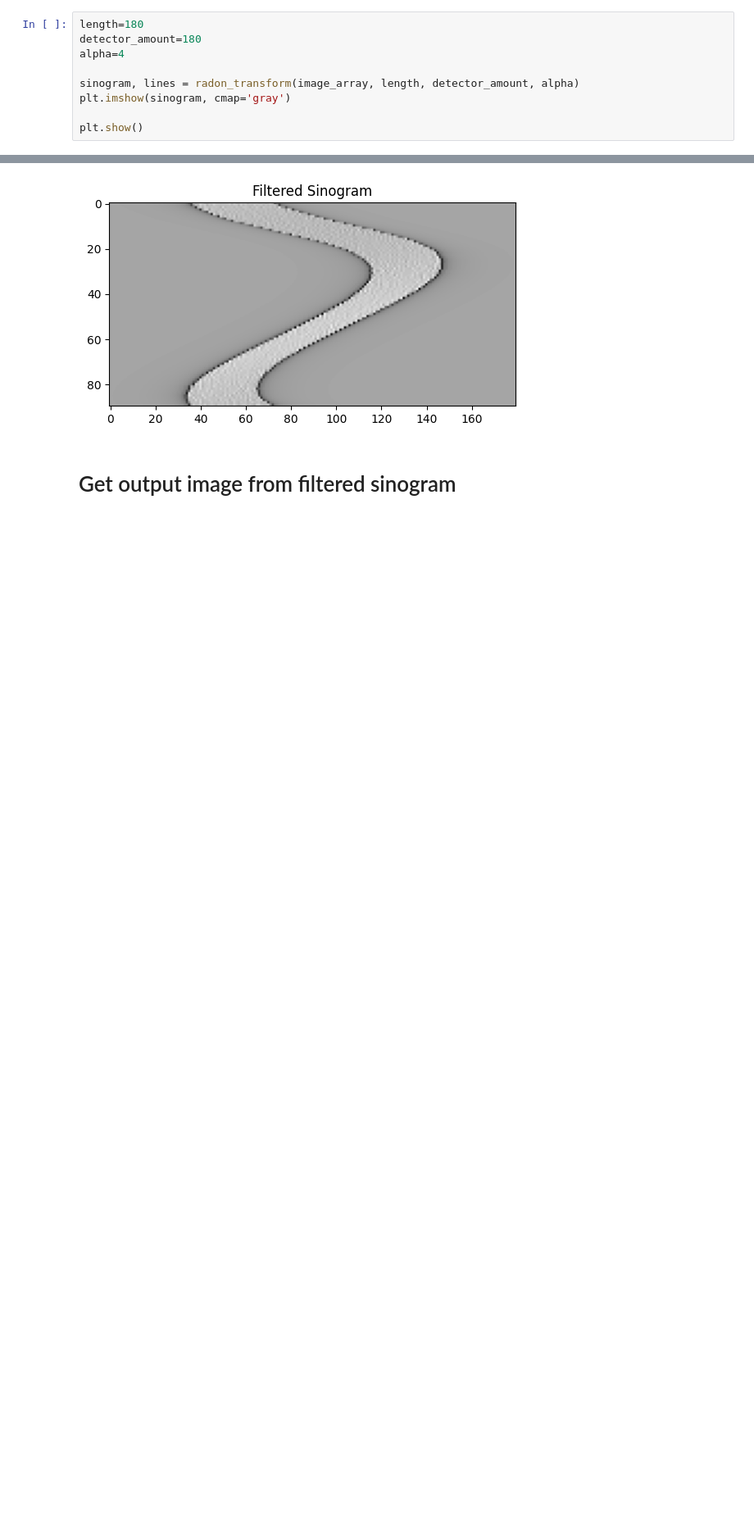
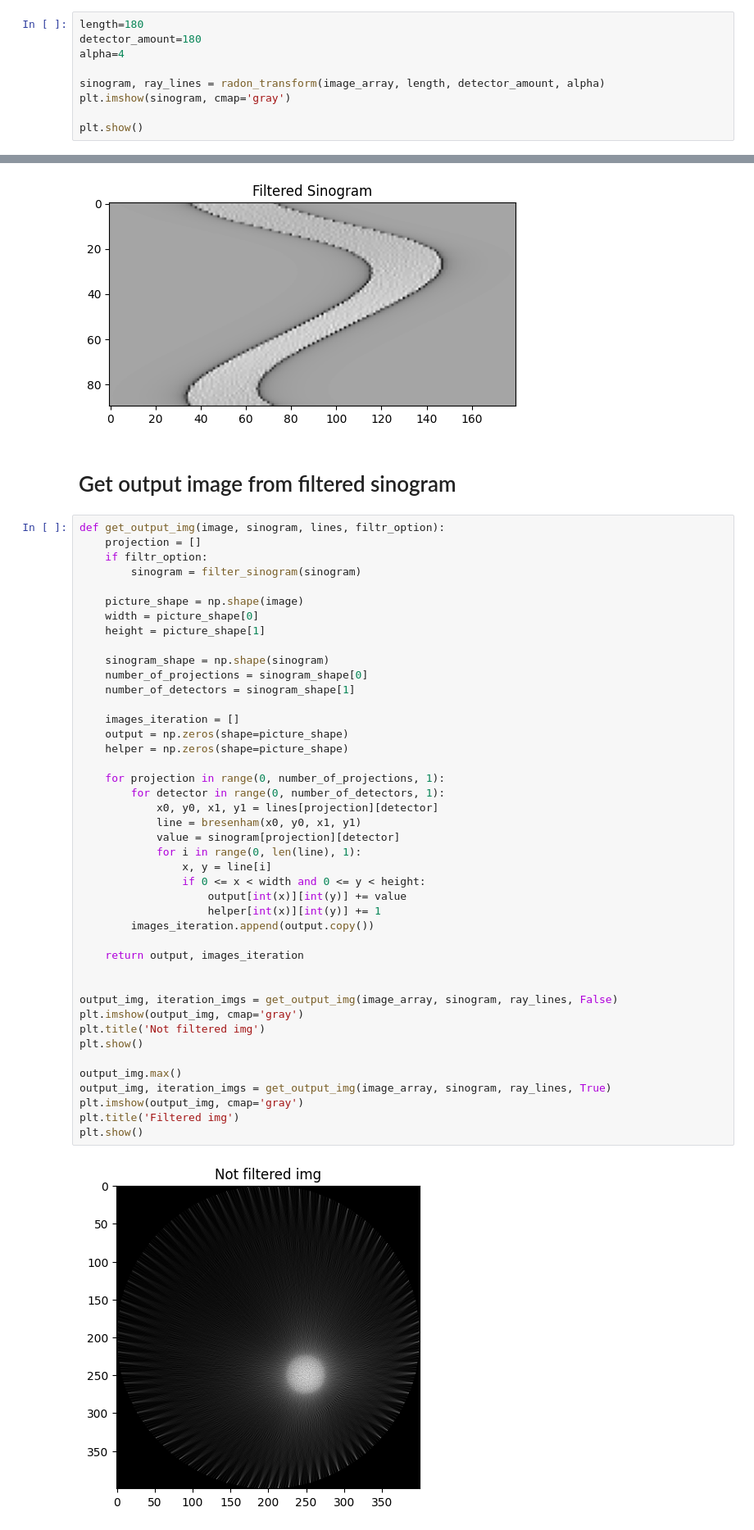
Before and after one commit to Irrisorr/Informatics-in-medicine, a Jupyter notebook: Tomograf/Main.ipynb, the cells around one changed output, grey strips where cells are left out. Shown at 82% size. Saved outputs shown, nothing was run; the diff lists cells and outputs as text; blank space fills up the shorter version.

Commit message:
Create func for getting output img (also filtering)

```diff
--- a/Tomograf/Main.ipynb
+++ b/Tomograf/Main.ipynb
@@ -106,7 +106,7 @@ length=180
 detector_amount=180
 alpha=4
 
-sinogram, lines = radon_transform(image_array, length, detector_amount, alpha)
+sinogram, ray_lines = radon_transform(image_array, length, detector_amount, alpha)
 plt.imshow(sinogram, cmap='gray')
 
 plt.show()
@@ -147,3 +147,48 @@ plt.show()
 [figure]
 # %% [markdown]
 # Get output image from filtered sinogram
+# %%
+def get_output_img(image, sinogram, lines, filtr_option):
+    projection = []
+    if filtr_option:
+        sinogram = filter_sinogram(sinogram)
+
+    picture_shape = np.shape(image)
+    width = picture_shape[0]
+    height = picture_shape[1]
+
+    sinogram_shape = np.shape(sinogram)
+    number_of_projections = sinogram_shape[0]
+    number_of_detectors = sinogram_shape[1]
+
+    images_iteration = []
+    output = np.zeros(shape=picture_shape)
+    helper = np.zeros(shape=picture_shape)
+
+    for projection in range(0, number_of_projections, 1):
+        for detector in range(0, number_of_detectors, 1):
+            x0, y0, x1, y1 = lines[projection][detector]
+            line = bresenham(x0, y0, x1, y1)
+            value = sinogram[projection][detector]
+            for i in range(0, len(line), 1):
+                x, y = line[i]
+                if 0 <= x < width and 0 <= y < height:
+                    output[int(x)][int(y)] += value
+                    helper[int(x)][int(y)] += 1
+        images_iteration.append(output.copy())
+
+    return output, images_iteration
+
+
+output_img, iteration_imgs = get_output_img(image_array, sinogram, ray_lines, False)
+plt.imshow(output_img, cmap='gray')
+plt.title('Not filtered img')
+plt.show()
+
+output_img.max()
+output_img, iteration_imgs = get_output_img(image_array, sinogram, ray_lines, True)
+plt.imshow(output_img, cmap='gray')
+plt.title('Filtered img')
+plt.show()
+# %% [output]
+[figure, added]
```
Also changed, not shown: parts of 1 cell of this notebook.
